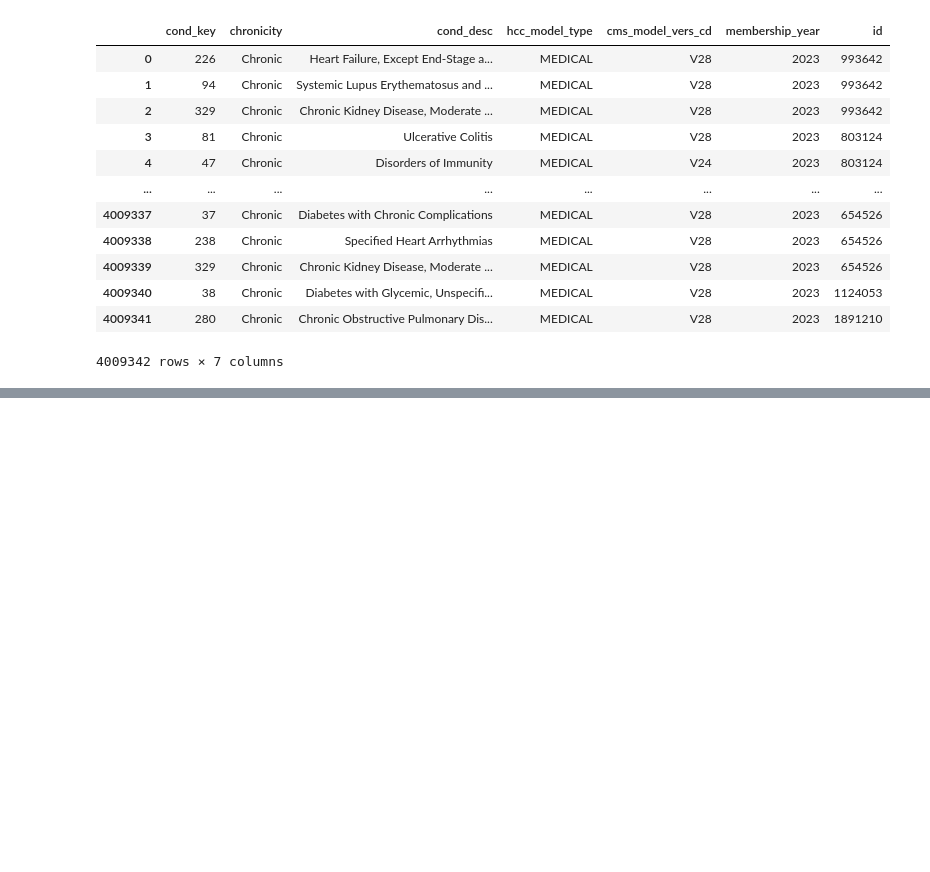
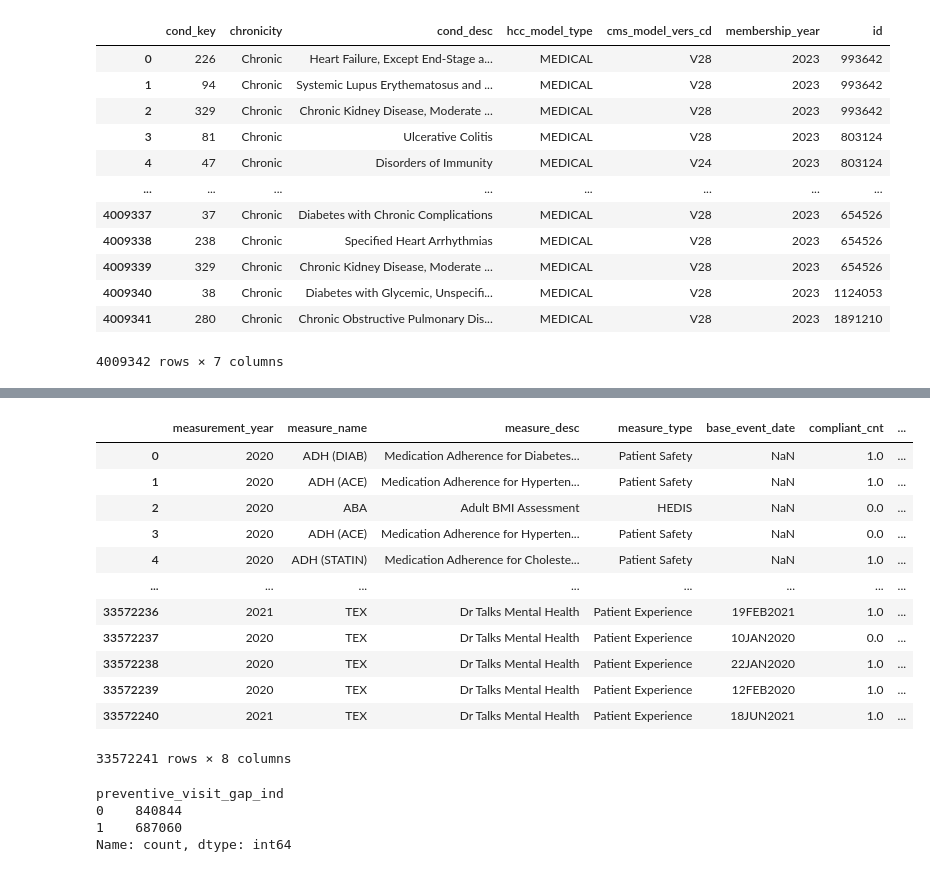
Before and after one commit to ChunjiangLiLeo/Humana-Data-Project, a Jupyter notebook: data.ipynb, the cells around one changed output, grey strips where cells are left out. Drawn from its saved outputs; the diff is of its cells as text; code cells hidden in the pictures; blank space fills up the shorter version.

```diff
--- a/data.ipynb
+++ b/data.ipynb
@@ -395,0 +498,23 @@ condition_data
+# %%
+quality_data
+# %% [output]
+|  | measurement_year | measure_name | measure_desc | measure_type | base_event_date | compliant_cnt | ... |
+| 0 | 2020 | ADH (DIAB) | Medication Adherence for Diabetes... | Patient Safety | NaN | 1.0 | ... |
+| 1 | 2020 | ADH (ACE) | Medication Adherence for Hyperten... | Patient Safety | NaN | 1.0 | ... |
+| 2 | 2020 | ABA | Adult BMI Assessment | HEDIS | NaN | 0.0 | ... |
+| 3 | 2020 | ADH (ACE) | Medication Adherence for Hyperten... | Patient Safety | NaN | 0.0 | ... |
+| 4 | 2020 | ADH (STATIN) | Medication Adherence for Choleste... | Patient Safety | NaN | 1.0 | ... |
+| ... | ... | ... | ... | ... | ... | ... | ... |
+| 33572236 | 2021 | TEX | Dr Talks Mental Health | Patient Experience | 19FEB2021 | 1.0 | ... |
+| 33572237 | 2020 | TEX | Dr Talks Mental Health | Patient Experience | 10JAN2020 | 0.0 | ... |
+| 33572238 | 2020 | TEX | Dr Talks Mental Health | Patient Experience | 22JAN2020 | 1.0 | ... |
+| 33572239 | 2020 | TEX | Dr Talks Mental Health | Patient Experience | 12FEB2020 | 1.0 | ... |
+| 33572240 | 2021 | TEX | Dr Talks Mental Health | Patient Experience | 18JUN2021 | 1.0 | ... |
+33572241 rows × 8 columns
+# %%
+merged_data['preventive_visit_gap_ind'].value_counts()
+# %% [output]
+preventive_visit_gap_ind
+0    840844
+1    687060
+Name: count, dtype: int64
```
Also changed, not shown: parts of 12 cells of this notebook.
